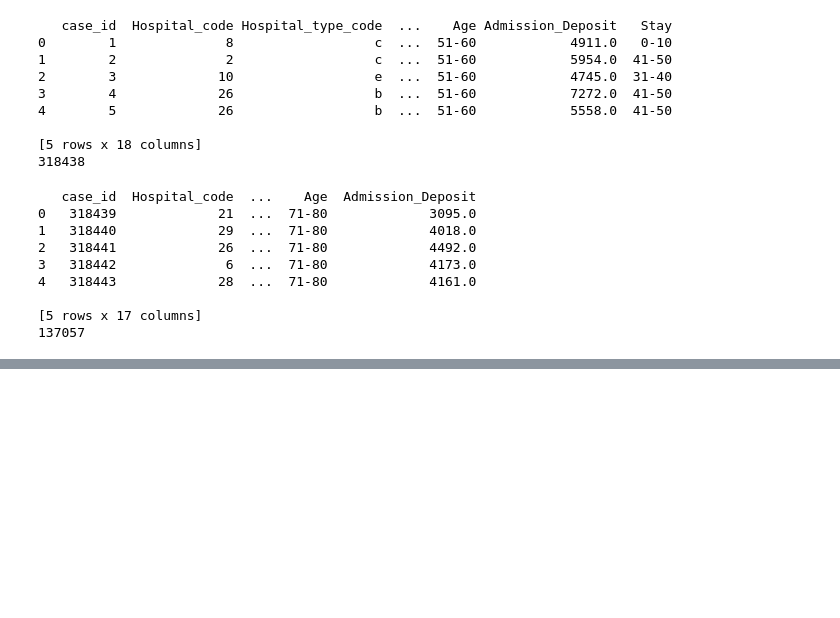
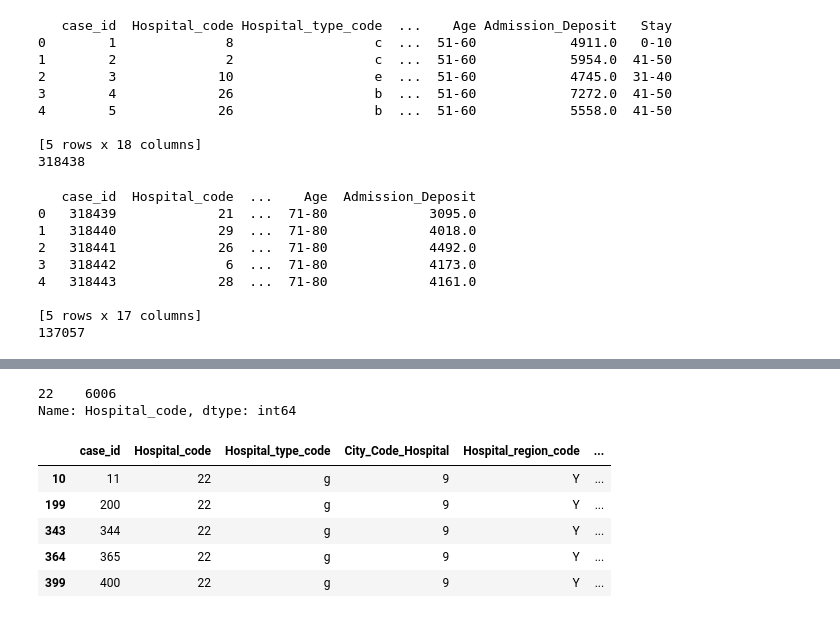
Before and after one commit to andypeng93/Healthcare, a Jupyter notebook: Healthcare.ipynb, the cells around one changed output, grey strips where cells are left out. Drawn from its saved outputs; the diff is of its cells as text; code cells hidden in the pictures; blank space fills up the shorter version.

```diff
--- a/Healthcare.ipynb
+++ b/Healthcare.ipynb
@@ -82,0 +138,16 @@ print(len(dftest))
+# %%
+la = df[df.Hospital_type_code == 'g']
+# %%
+la.Hospital_code.value_counts()
+# %% [output]
+22    6006
+Name: Hospital_code, dtype: int64
+# %%
+la.head()
+# %% [output]
+|  | case_id | Hospital_code | Hospital_type_code | City_Code_Hospital | Hospital_region_code | ... |
+| 10 | 11 | 22 | g | 9 | Y | ... |
+| 199 | 200 | 22 | g | 9 | Y | ... |
+| 343 | 344 | 22 | g | 9 | Y | ... |
+| 364 | 365 | 22 | g | 9 | Y | ... |
+| 399 | 400 | 22 | g | 9 | Y | ... |
```
Also changed, not shown: parts of 9 cells of this notebook.
